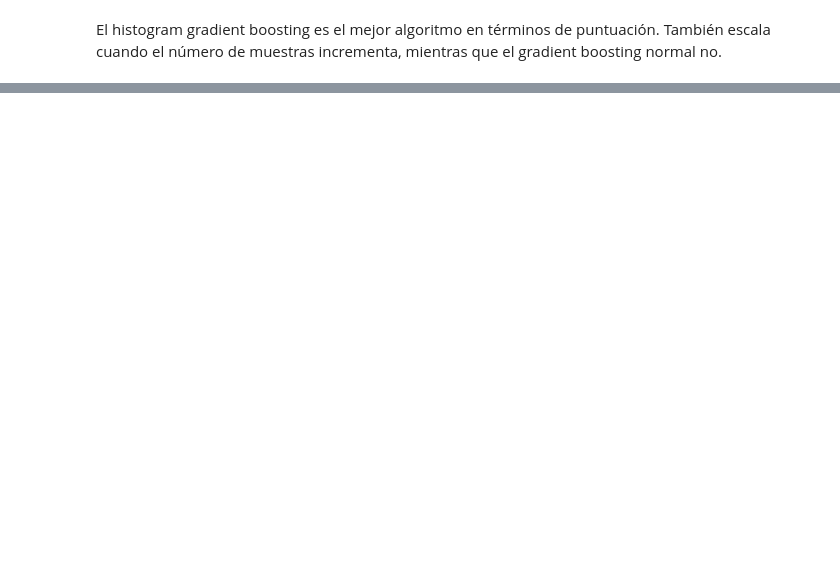
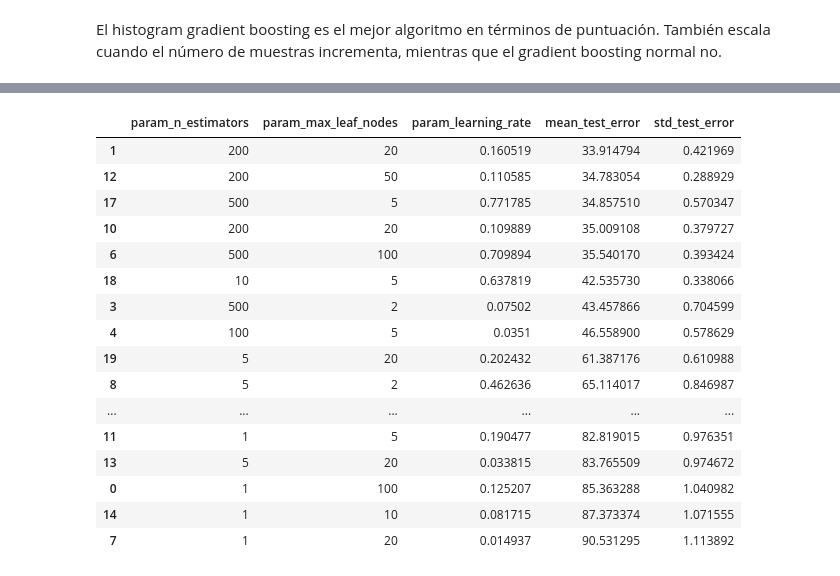
Before and after one commit to SgtSteiner/curso-scikit-learn, a Jupyter notebook: ensemble_models/post.ipynb, the cells around one changed output, grey strips where cells are left out. Drawn from its saved outputs; the diff is of its cells as text; code cells hidden in the pictures; blank space fills up the shorter version.

```diff
--- a/ensemble_models/post.ipynb
+++ b/ensemble_models/post.ipynb
@@ -1320,0 +1340,21 @@ El histogram gradient boosting es el mejor algoritmo en términos de puntuación
+# %%
+import pandas as pd
+from sklearn.model_selection import RandomizedSearchCV
+from sklearn.ensemble import RandomForestRegressor
+
+param_distributions = {
+    "n_estimators": [1, 2, 5, 10, 20, 50, 100, 200, 500],
+    "max_leaf_nodes": [2, 5, 10, 20, 50, 100],
+}
+search_cv = RandomizedSearchCV(
+    RandomForestRegressor(n_jobs=2), param_distributions=param_distributions,
+    scoring="neg_mean_absolute_error", n_iter=10, random_state=0, n_jobs=-1,
+)
+search_cv.fit(X_train, y_train)
+
+columns = [f"param_{name}" for name in param_distributions.keys()]
+columns += ["mean_test_error", "std_test_error"]
+cv_results = pd.DataFrame(search_cv.cv_results_)
+cv_results["mean_test_error"] = -cv_results["mean_test_score"]
+cv_results["std_test_error"] = cv_results["std_test_score"]
+cv_results[columns].sort_values(by="mean_test_error")
@@ -1320,0 +1392,39 @@ El histogram gradient boosting es el mejor algoritmo en términos de puntuación
+# %%
+from scipy.stats import loguniform
+from sklearn.ensemble import GradientBoostingRegressor
+
+param_distributions = {
+    "n_estimators": [1, 2, 5, 10, 20, 50, 100, 200, 500],
+    "max_leaf_nodes": [2, 5, 10, 20, 50, 100],
+    "learning_rate": loguniform(0.01, 1),
+}
+search_cv = RandomizedSearchCV(
+    GradientBoostingRegressor(), param_distributions=param_distributions,
+    scoring="neg_mean_absolute_error", n_iter=20, random_state=0, n_jobs=-1
+)
+search_cv.fit(X_train, y_train)
+
+columns = [f"param_{name}" for name in param_distributions.keys()]
+columns += ["mean_test_error", "std_test_error"]
+cv_results = pd.DataFrame(search_cv.cv_results_)
+cv_results["mean_test_error"] = -cv_results["mean_test_score"]
+cv_results["std_test_error"] = cv_results["std_test_score"]
+cv_results[columns].sort_values(by="mean_test_error")
+# %% [output]
+|  | param_n_estimators | param_max_leaf_nodes | param_learning_rate | mean_test_error | std_test_error |
+| 1 | 200 | 20 | 0.160519 | 33.914794 | 0.421969 |
+| 12 | 200 | 50 | 0.110585 | 34.783054 | 0.288929 |
+| 17 | 500 | 5 | 0.771785 | 34.857510 | 0.570347 |
+| 10 | 200 | 20 | 0.109889 | 35.009108 | 0.379727 |
+| 6 | 500 | 100 | 0.709894 | 35.540170 | 0.393424 |
+| 18 | 10 | 5 | 0.637819 | 42.535730 | 0.338066 |
+| 3 | 500 | 2 | 0.07502 | 43.457866 | 0.704599 |
+| 4 | 100 | 5 | 0.0351 | 46.558900 | 0.578629 |
+| 19 | 5 | 20 | 0.202432 | 61.387176 | 0.610988 |
+| 8 | 5 | 2 | 0.462636 | 65.114017 | 0.846987 |
+| ... | ... | ... | ... | ... | ... |
+| 11 | 1 | 5 | 0.190477 | 82.819015 | 0.976351 |
+| 13 | 5 | 20 | 0.033815 | 83.765509 | 0.974672 |
+| 0 | 1 | 100 | 0.125207 | 85.363288 | 1.040982 |
+| 14 | 1 | 10 | 0.081715 | 87.373374 | 1.071555 |
+| 7 | 1 | 20 | 0.014937 | 90.531295 | 1.113892 |
```
Also changed, not shown: parts of 89 cells of this notebook, 1 other file.
